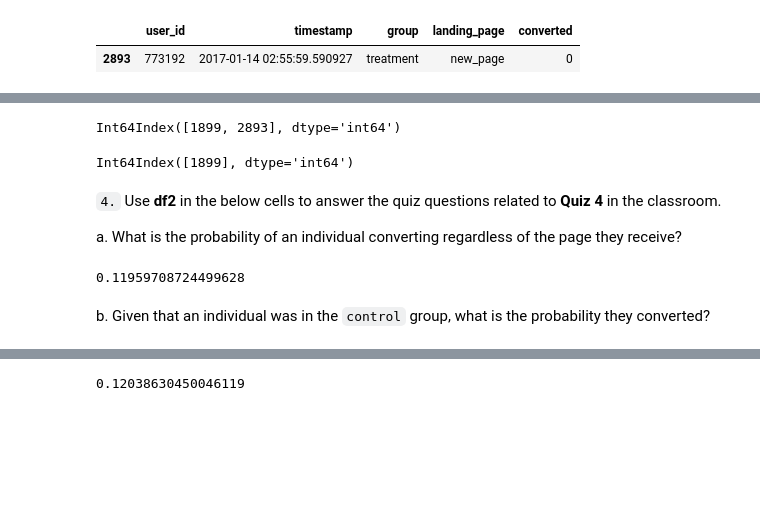
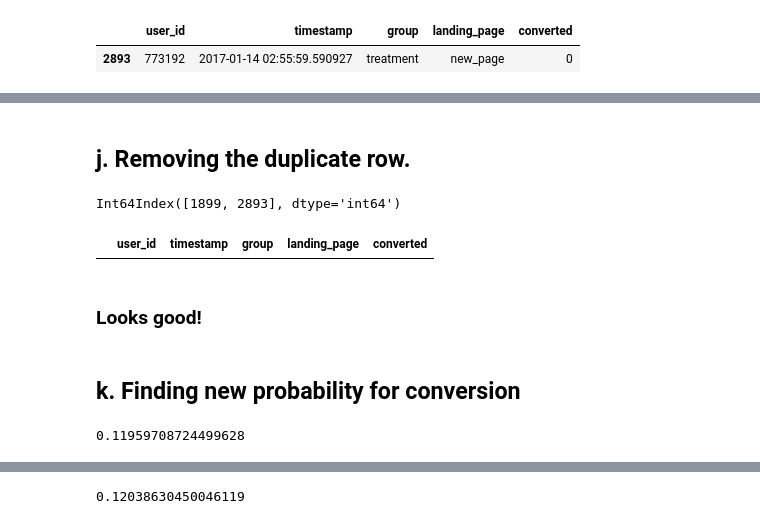
Before and after one commit to phanqandrew/Projects-Repo, a Jupyter notebook: AB Test Project/Analyze_ab_test_results_notebook.ipynb, the cells around one changed output, grey strips where cells are left out. Drawn from its saved outputs; the diff is of its cells as text; code cells hidden in the pictures; blank space fills up the shorter version.

```diff
--- a/AB Test Project/Analyze_ab_test_results_notebook.ipynb
+++ b/AB Test Project/Analyze_ab_test_results_notebook.ipynb
@@ -139,3 +137,5 @@ d. Remove **one** of the rows with a duplicate **user_id**, but keep your datafr
+# %% [markdown]
+## j. Removing the duplicate row.
 # %%
 df2[df2['user_id'] == 773192].index
 # Check what the indices are for the duplicated row.
@@ -144,12 +144,12 @@ Int64Index([1899, 2893], dtype='int64')
 # %%
 df2.drop(2893,inplace=True)
 # Drop the duplicate row
-# %%
-df2[df2['user_id'] == 773192].index
-# Good!
-# %% [output]
-Int64Index([1899], dtype='int64')
-# %% [markdown]
-`4.` Use **df2** in the below cells to answer the quiz questions related to **Quiz 4** in the classroom.
-
-a. What is the probability of an individual converting regardless of the page they receive?
+# %%
+df2[df2['user_id'].duplicated()]
+# We reused the first cell in part i to make sure there's no more duplicates.
+# %% [output]
+|  | user_id | timestamp | group | landing_page | converted |
+# %% [markdown]
+### Looks good!
+# %% [markdown]
+## k. Finding new probability for conversion
@@ -158,5 +160,3 @@ prob_convert = (df2['converted'] == 1).sum()/unique_users_2
 prob_convert
 # %% [output]
 0.11959708724499628
-# %% [markdown]
-b. Given that an individual was in the `control` group, what is the probability they converted?
```
Also changed, not shown: parts of 111 cells of this notebook, 1 other file.
